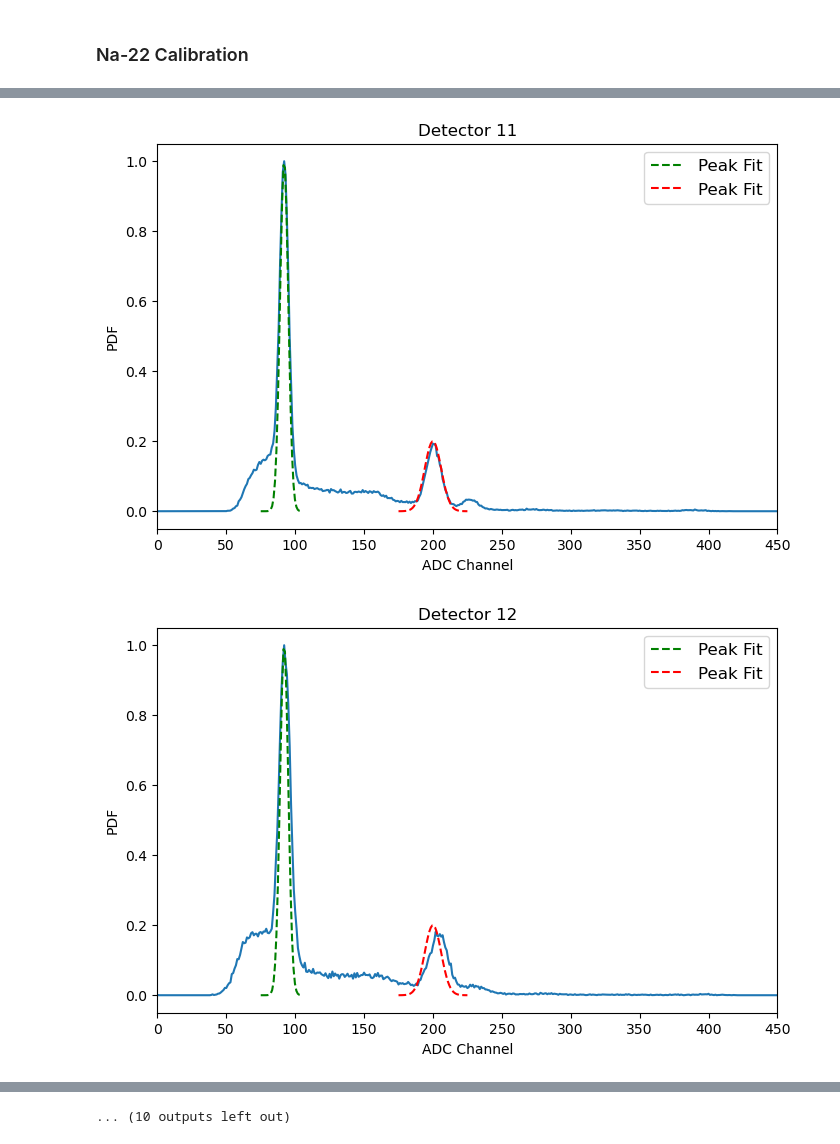
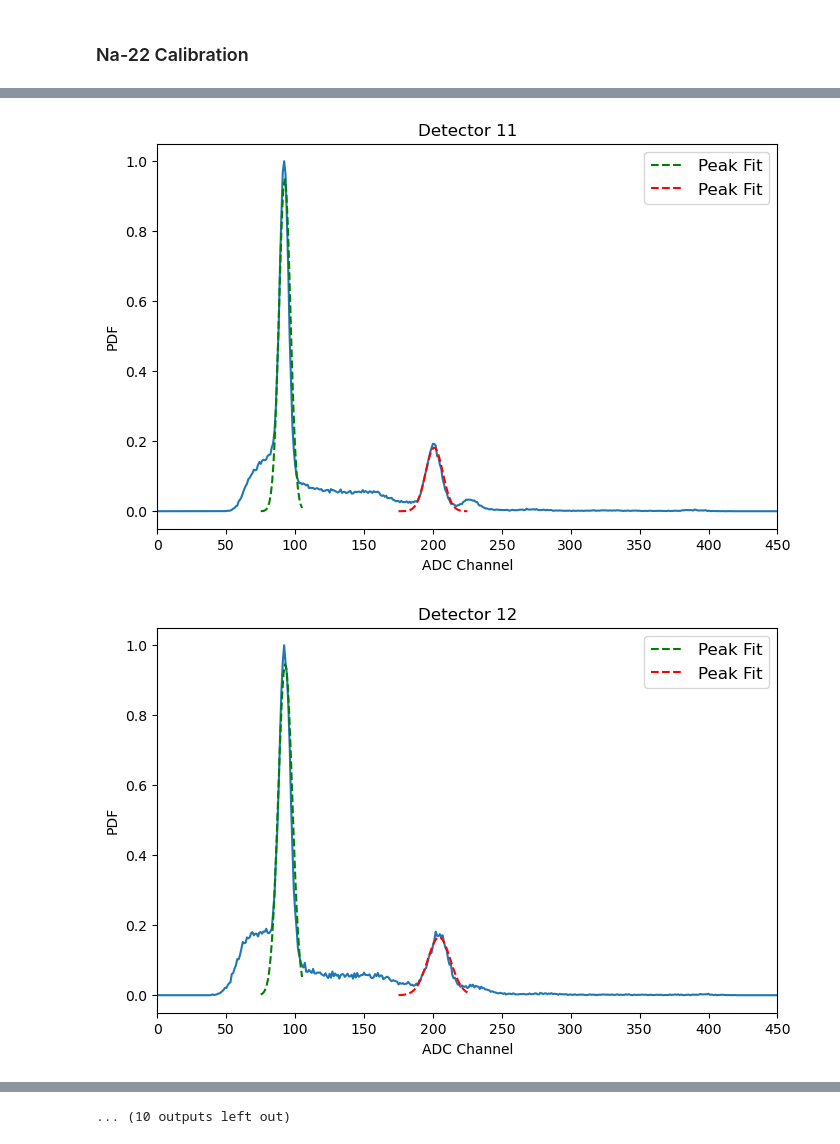
Before and after one commit to villano-lab/R76Firmware, a Jupyter notebook: array_spectra/NaI-array-calibration.ipynb, the cells around one changed output, grey strips where cells are left out. Saved outputs shown, nothing was run; the diff lists cells and outputs as text; code cells hidden in the pictures.

```diff
--- a/array_spectra/NaI-array-calibration.ipynb
+++ b/array_spectra/NaI-array-calibration.ipynb
@@ -39,7 +40,7 @@ def PlotHist(name,data,bins):
 # %%
 # Define function for fitting peaks to a Gaussian distrubution
 
-def FitHist(data,center,bins,yint,amp):
+def FitHist(data,bins,cen,amp,yint,slp):
 
     peak = GaussianModel()
     background = LinearModel()
@@ -50,17 +51,17 @@ def FitHist(data,center,bins,yint,amp):
     x = bin_edges[:-1] + (bin_widths/2)
     y = counts
 
-    pars = background.make_params(intercept=yint,slope=0)
-    pars += peak.guess(y,x=x,center=center,amplitude=amp)
-    final_fit = peak.fit(y,pars,x=x)
-    #final_fit.plot_fit()
+    pars = background.make_params(intercept=yint,slope=slp)
+    pars += peak.guess(y,x=x,center=cen,amplitude=amp)
+    final_fit = mod.fit(y,pars,x=x)
+    final_fit.plot_fit()
 
     center = final_fit.params['center'].value
     #center_err = final_fit.params['center'].stderr
     width = final_fit.params['fwhm'].value
     #width_err = final_fit.params['fwhm'].stderr
 
-    return final_fit,bins,center,width
+    return final_fit   # bins,center,width
 # %%
 # Define function for plotting histograms with fit
 
@@ -152,8 +189,11 @@ for file in os.listdir(directory):
         bins1 = np.linspace(75,105,30)
         bins2 = np.linspace(175,225,50)
 
-        fit1 = Gauss(bins1,1,92,3)   # Fit the channel 90 peak
-        fit2 = Gauss(bins2,0.2,200,6)   # Fit the channel 200 peak
+        popt1, pcov1 = curve_fit(Gauss,bins1,Na22Norm[75:105],p0=[1,92,3])
+        popt2, pcov2 = curve_fit(Gauss,bins2,Na22Norm[175:225],p0=[0.2,200,6])
 
-        PlotFit(filename,bins,Na22Norm,bins1,fit1,bins2,fit2)   # Plot normalized curve with fits
+        bestFit1 = Gauss(bins1,popt1[0],popt1[1],popt1[2])
+        bestFit2 = Gauss(bins2,popt2[0],popt2[1],popt2[2])
+
+        PlotFit(filename,bins,Na22Norm,bins1,bestFit1,bins2,bestFit2)   # Plot normalized curve with fits
 # %% [output]
@@ -169,2 +209,2 @@ for file in os.listdir(directory):
-[figure, old version]
+[figure, new version]
-[figure, old version]
+[figure, new version]
```
Also changed, not shown: parts of 3 cells of this notebook.
